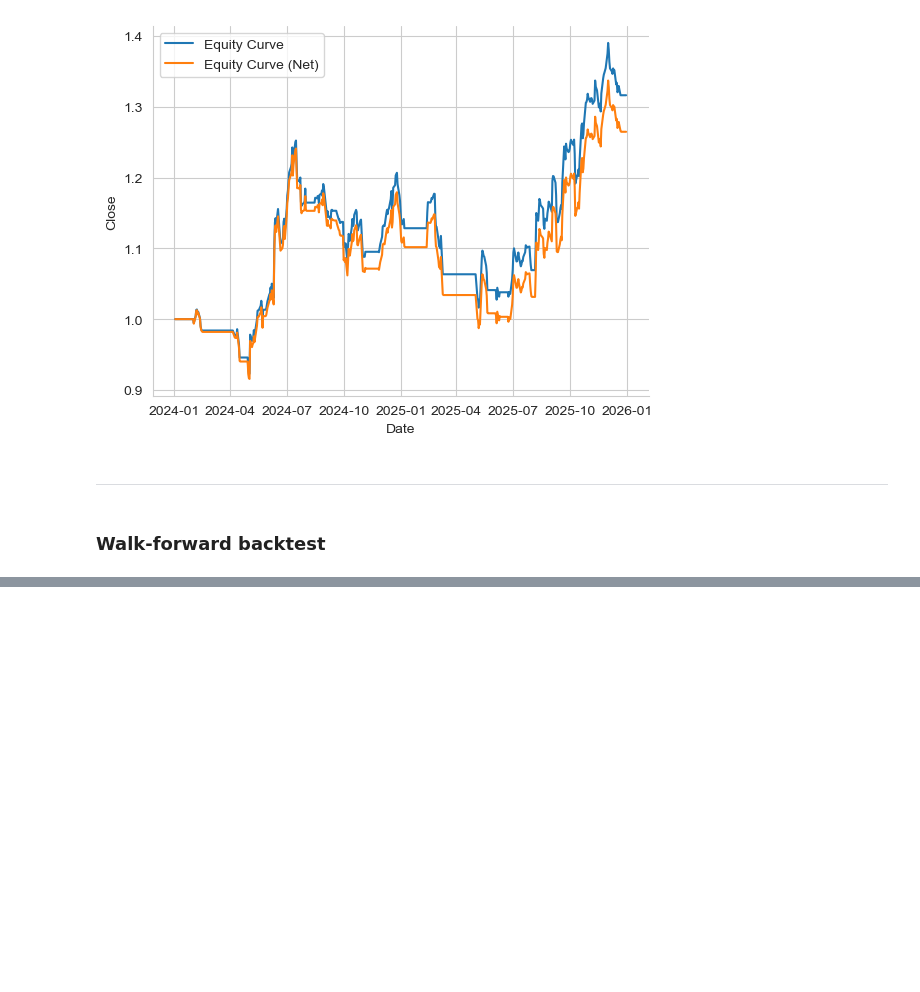
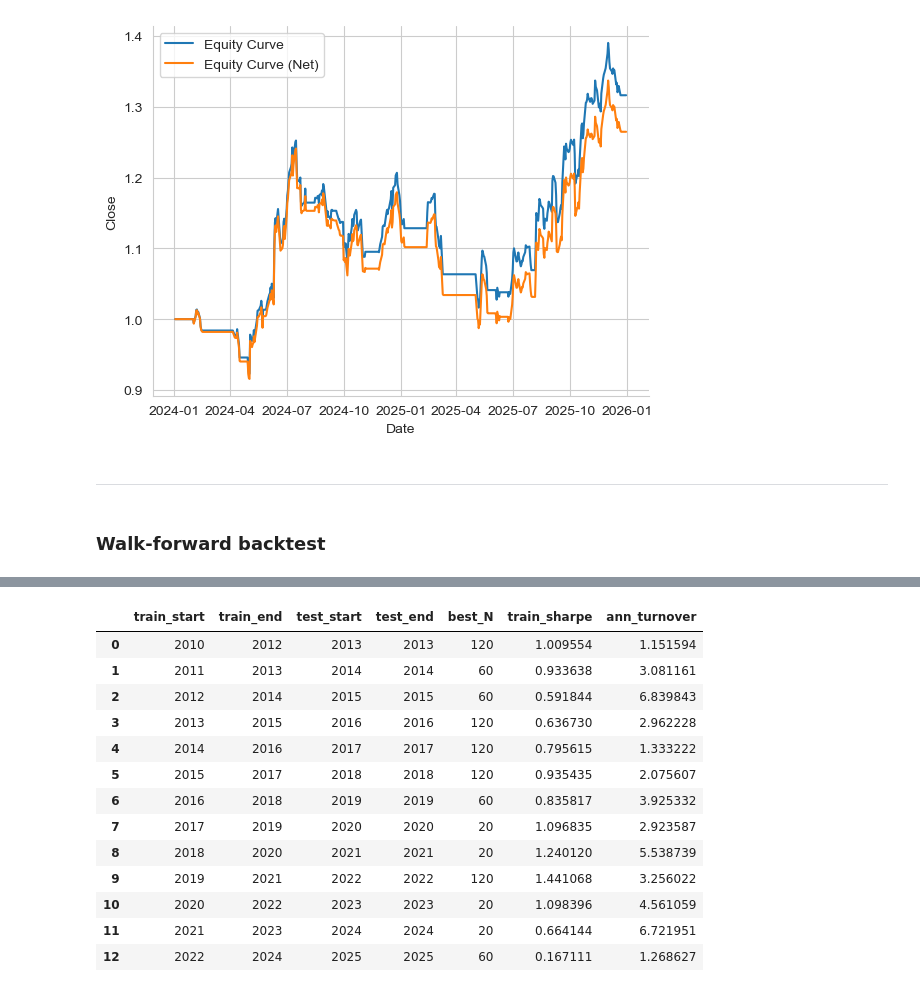
Before and after one commit to rxthlessbeats/quant-strategies-backtesting, a Jupyter notebook: notebooks/mom_bt.ipynb, the cells around one changed output, grey strips where cells are left out. Cells and saved outputs as stored; diff of their text form; code cells hidden in the pictures; blank space fills up the shorter version.

```diff
--- a/notebooks/mom_bt.ipynb
+++ b/notebooks/mom_bt.ipynb
@@ -89,77 +235,11 @@ data.head()
 # %%
-import numpy as np
-import pandas as pd
-
-cost = 0.001  # 10 bps per trade (single-side cost per position change)
-N_candidates = [20, 60, 120]
-train_years = 3
-test_years = 1
-
 price = data.Close.dropna()
 ret = np.log(price).diff()
 
-dates = ret.dropna().index
-start_year = dates.min().year
-end_year = dates.max().year
+oos_ret_vt, equity_vt, sharpe_vt, maxdd_vt, chosen_df_vt = wf_mom(ret)
 
-all_oos = []   # store out-of-sample net strategy returns per test window
-chosen_N = []  # store chosen parameter per window
-
-def run_mom_strategy(ret_series, N, cost):
-    mom = ret_series.rolling(N).sum()
-    signal = (mom > 0).astype(int)          # long/flat
-    pos = signal.shift(1).fillna(0)         # avoid look-ahead
-    strat = pos * ret_series
-
-    turnover = pos.diff().abs().fillna(0)   # 1 when entering/exiting
-    strat_net = strat - turnover * cost
-    return strat_net
-
-for train_start in range(start_year, end_year - (train_years + test_years) + 2):
-    train_end = train_start + train_years - 1
-    test_start = train_end + 1
-    test_end = test_start + test_years - 1
-
-    train_mask = (ret.index.year >= train_start) & (ret.index.year <= train_end)
-    test_mask  = (ret.index.year >= test_start) & (ret.index.year <= test_end)
-
-    ret_train = ret.loc[train_mask].dropna()
-    ret_test  = ret.loc[test_mask].dropna()
-
-    if len(ret_train) < 252 or len(ret_test) < 50:
-        continue
-
-    best_N = None
-    best_sharpe = -np.inf
-
-    for N in N_candidates:
-        s = run_mom_strategy(ret_train, N, cost).dropna()
-        if s.std() == 0 or len(s) < 50:
-            continue
-        sharpe = s.mean() / s.std() * np.sqrt(252)
-        if sharpe > best_sharpe:
-            best_sharpe = sharpe
-            best_N = N
-
-    if best_N is None:
-        continue
-
-    oos = run_mom_strategy(ret_test, best_N, cost).dropna() # out-of-sample strategy returns
-    all_oos.append(oos)
-    chosen_N.append((train_start, train_end, test_start, test_end, best_N, best_sharpe))
-
-oos_ret = pd.concat(all_oos).sort_index()
-equity = np.exp(oos_ret.cumsum())
-
-sharpe_oos = oos_ret.mean() / oos_ret.std() * np.sqrt(252)
-roll_max = equity.cummax()
-drawdown = equity / roll_max - 1
-max_dd = drawdown.min()
-
-print("OOS Sharpe:", sharpe_oos)
-print("OOS Max Drawdown:", max_dd)
-print("Number of WF windows:", len(chosen_N))
-
-chosen_df = pd.DataFrame(chosen_N, columns=["train_start","train_end","test_start","test_end","best_N","train_sharpe"])
-print(chosen_df)
+print("WF OOS Sharpe (with VT):", sharpe_vt)
+print("WF OOS MaxDD  (with VT):", maxdd_vt)
+print("WF windows:", len(chosen_df_vt))
+chosen_df_vt
 # %% [output]
@@ -182,0 +249,14 @@ Number of WF windows: 13
+|  | train_start | train_end | test_start | test_end | best_N | train_sharpe | ann_turnover |
+| 0 | 2010 | 2012 | 2013 | 2013 | 120 | 1.009554 | 1.151594 |
+| 1 | 2011 | 2013 | 2014 | 2014 | 60 | 0.933638 | 3.081161 |
+| 2 | 2012 | 2014 | 2015 | 2015 | 60 | 0.591844 | 6.839843 |
+| 3 | 2013 | 2015 | 2016 | 2016 | 120 | 0.636730 | 2.962228 |
+| 4 | 2014 | 2016 | 2017 | 2017 | 120 | 0.795615 | 1.333222 |
+| 5 | 2015 | 2017 | 2018 | 2018 | 120 | 0.935435 | 2.075607 |
+| 6 | 2016 | 2018 | 2019 | 2019 | 60 | 0.835817 | 3.925332 |
+| 7 | 2017 | 2019 | 2020 | 2020 | 20 | 1.096835 | 2.923587 |
+| 8 | 2018 | 2020 | 2021 | 2021 | 20 | 1.240120 | 5.538739 |
+| 9 | 2019 | 2021 | 2022 | 2022 | 120 | 1.441068 | 3.256022 |
+| 10 | 2020 | 2022 | 2023 | 2023 | 20 | 1.098396 | 4.561059 |
+| 11 | 2021 | 2023 | 2024 | 2024 | 20 | 0.664144 | 6.721951 |
+| 12 | 2022 | 2024 | 2025 | 2025 | 60 | 0.167111 | 1.268627 |
```
Also changed, not shown: parts of 4 cells of this notebook.
